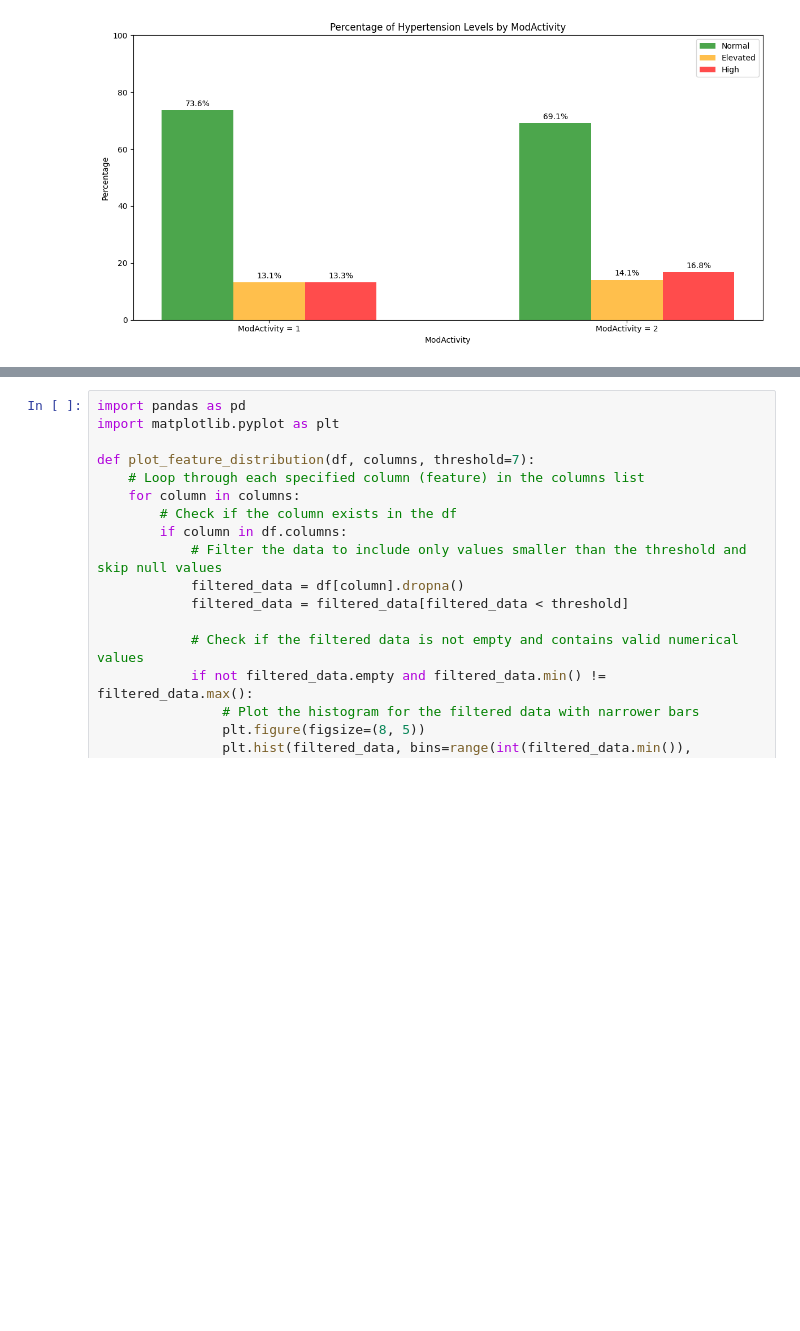
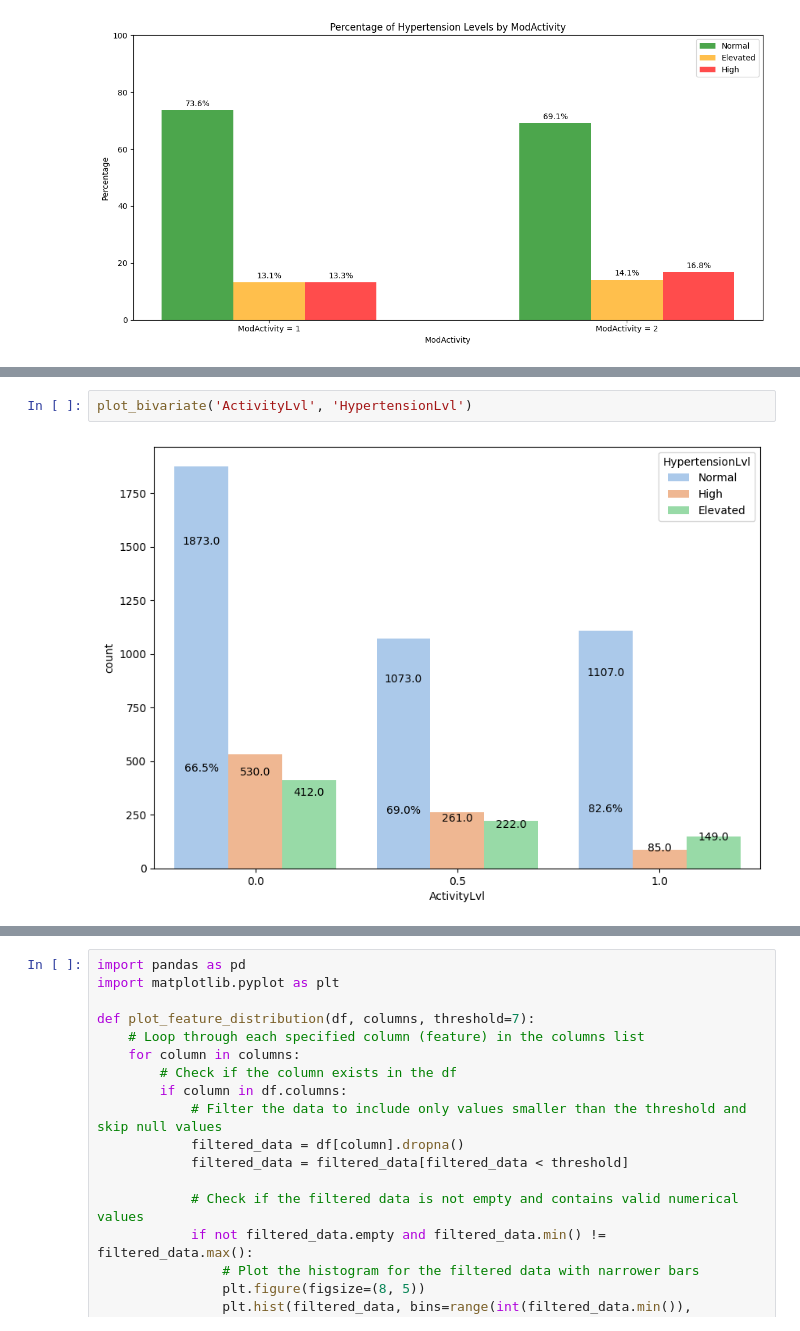
Before and after one commit to samcohen1/HypertensionML, a Jupyter notebook: new_predictor.ipynb, the cells around one changed output, grey strips where cells are left out. Saved outputs shown, nothing was run; the diff lists cells and outputs as text; blank space fills up the shorter version.

```diff
--- a/new_predictor.ipynb
+++ b/new_predictor.ipynb
@@ -901,0 +960,4 @@ plt.show()
+# %%
+plot_bivariate('ActivityLvl', 'HypertensionLvl')
+# %% [output]
+[figure, added]
```
Also changed, not shown: parts of 6 cells of this notebook.
